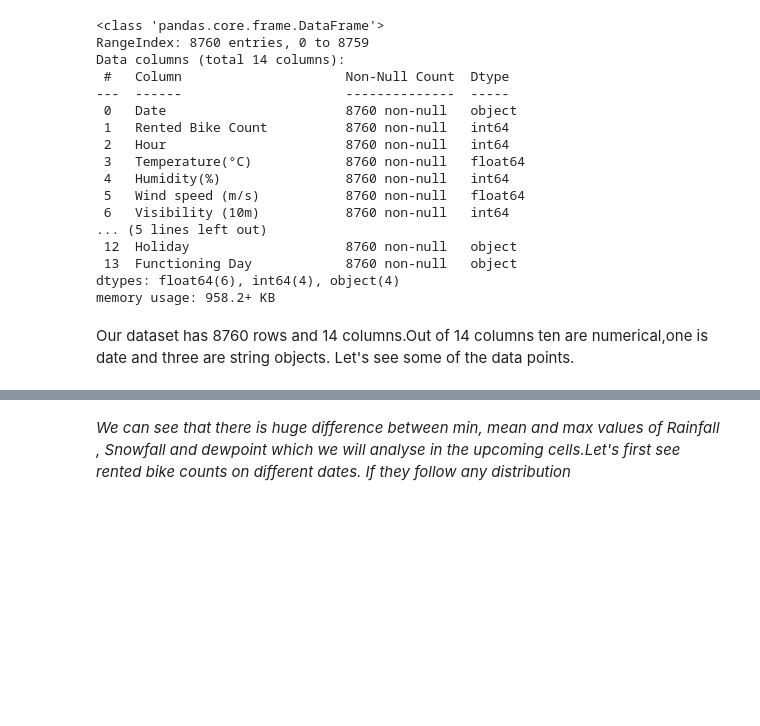
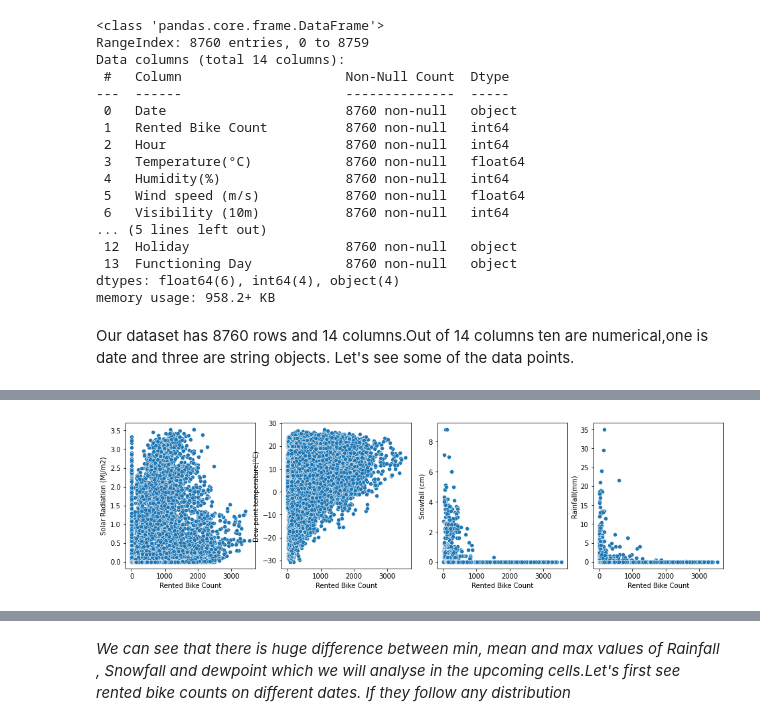
Before and after one commit to ydv1412/Bike-Sharing-Demand, a Jupyter notebook: Bike_Sharing_Demand_Prediction_Capstone_Project.ipynb, the cells around one changed output, grey strips where cells are left out. Saved outputs shown, nothing was run; the diff lists cells and outputs as text; code cells hidden in the pictures; blank space fills up the shorter version.

```diff
--- a/Bike_Sharing_Demand_Prediction_Capstone_Project.ipynb
+++ b/Bike_Sharing_Demand_Prediction_Capstone_Project.ipynb
@@ -103,0 +121,13 @@ df.describe()
+# %%
+figure , axis = plt.subplots(1,4 , 	figsize = (16,4))                                                     # subplots
+sns.scatterplot(ax = axis[0] , x = df['Rented Bike Count'] , y = df['Solar Radiation (MJ/m2)'])
+
+sns.scatterplot(ax = axis[1] , x = df['Rented Bike Count'],y = df['Dew point temperature(°C)'])
+
+sns.scatterplot(ax = axis[2] , x = df['Rented Bike Count'],y = df['Snowfall (cm)'])
+
+sns.scatterplot(ax = axis[3] , x = df['Rented Bike Count'],y = df['Rainfall(mm)'])
+
+plt.show()
+# %% [output]
+[figure, added]
```
Also changed, not shown: parts of 68 cells of this notebook.
